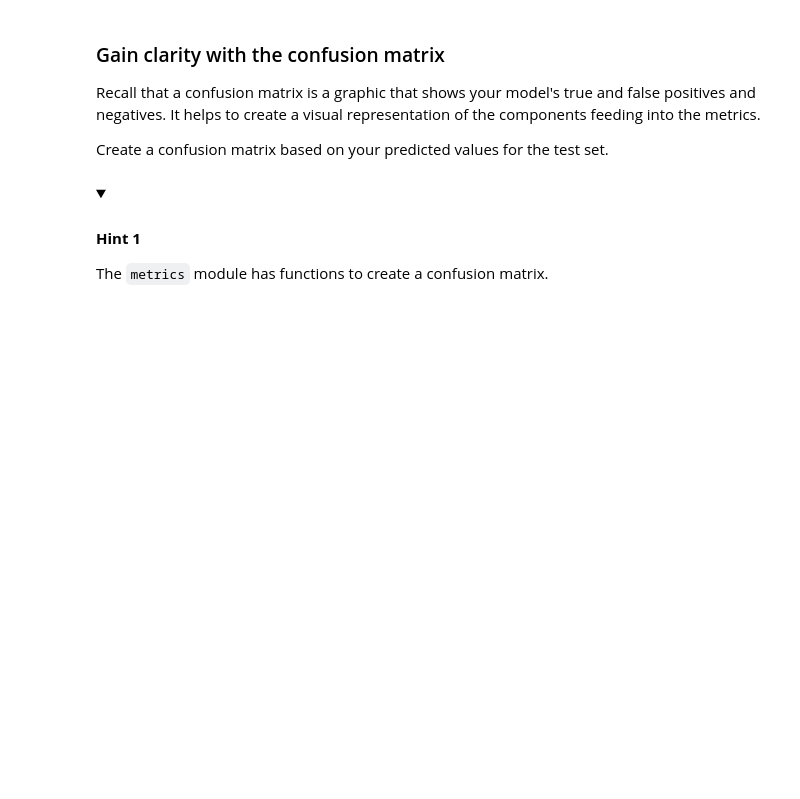
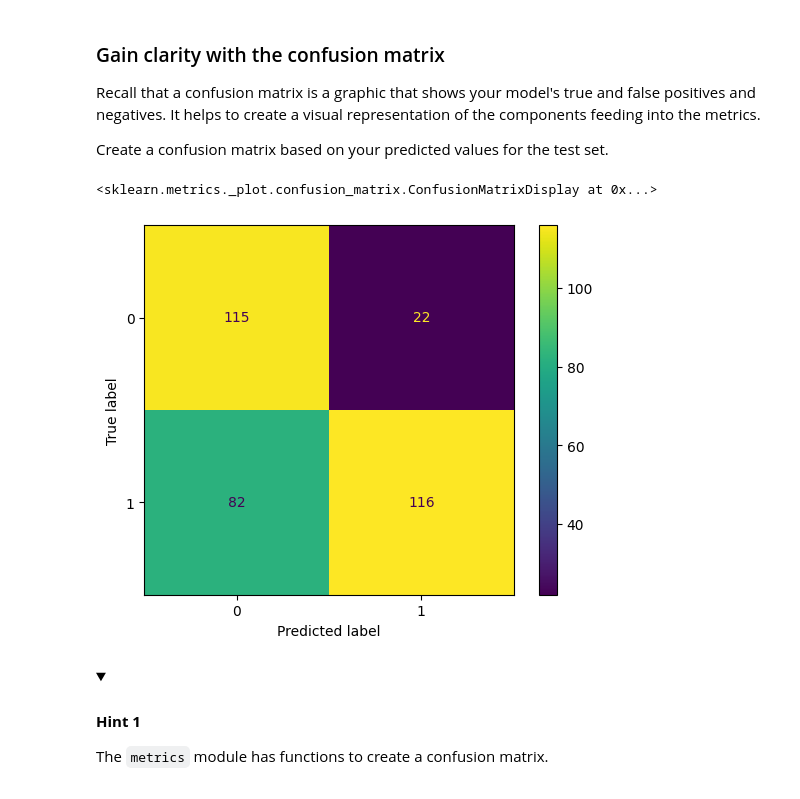
Before and after one commit to Cyberoctane29/Python-For-Data-Analysis, a Jupyter notebook: Course-6/Module_2/4_activity_build_a_naive_bayes_model.ipynb, the cells around one changed output. Saved outputs shown, nothing was run; the diff lists cells and outputs as text; code cells hidden in the pictures; folded sections open; blank space fills up the shorter version.

```diff
--- a/Course-6/Module_2/4_activity_build_a_naive_bayes_model.ipynb
+++ b/Course-6/Module_2/4_activity_build_a_naive_bayes_model.ipynb
@@ -43,12 +58,16 @@ Separately define the target variable (`target_5yrs`) and the features.
 # %%
 # Define the y (target) variable.
 
-### YOUR CODE HERE ###
-
+y=extracted_data['target_5yrs']
 
 # Define the X (predictor) variables.
 
-### YOUR CODE HERE ###
+X=extracted_data.copy()
+X=X.drop('target_5yrs',axis=1)
+
+#or
+
+# X = extracted_data.drop('target_5yrs', axis = 1)
 # %% [markdown]
 <details>
 <summary><h4><strong>Hint 1</strong></h4></summary>
@@ -95,7 +138,7 @@ Divide your data into a training set (75% of data) and test set (25% of data). T
 # Perform the split operation on your data.
 # Assign the outputs as follows: X_train, X_test, y_train, y_test.
 
-### YOUR CODE HERE ###
+X_train, X_test, y_train, y_test = model_selection.train_test_split(X, y, test_size=0.25, random_state=0)
 # %% [markdown]
 <details>
 <summary><h4><strong>Hint 1</strong></h4></summary>
@@ -197,19 +257,17 @@ Start by defining `nb` to be the relevant algorithm from `sklearn`.`naive_bayes`
 # %%
 # Assign `nb` to be the appropriate implementation of Naive Bayes.
 
-### YOUR CODE HERE ###
-
+nb = naive_bayes.GaussianNB()
 
 
 # Fit the model on your training data.
 
-### YOUR CODE HERE ###
-
+nb.fit(X_train,y_train)
 
 
 # Apply your model to predict on your test data. Call this "y_pred".
 
-### YOUR CODE HERE ###
+y_pred=nb.predict(X_test)
 # %% [markdown]
 <details>
 <summary><h4><strong>Hint 1</strong></h4></summary>
@@ -299,21 +394,21 @@ Create a confusion matrix based on your predicted values for the test set.
 # %%
 # Construct and display your confusion matrix.
 
 # Construct the confusion matrix for your predicted and test values.
 
-### YOUR CODE HERE ###
-
-
+cm = metrics.confusion_matrix(y_test, y_pred)
 
 # Create the display for your confusion matrix.
 
-### YOUR CODE HERE ###
-
-
+disp = metrics.ConfusionMatrixDisplay(confusion_matrix=cm, display_labels=nb.classes_)
 
 # Plot the visual in-line.
 
-### YOUR CODE HERE ###
+
+disp.plot()
+# %% [output]
+<sklearn.metrics._plot.confusion_matrix.ConfusionMatrixDisplay at 0x...>
+[figure, added]
 # %% [markdown]
 <details>
 <summary><h4><strong>Hint 1</strong></h4></summary>
```
Also changed, not shown: parts of 29 cells of this notebook.
